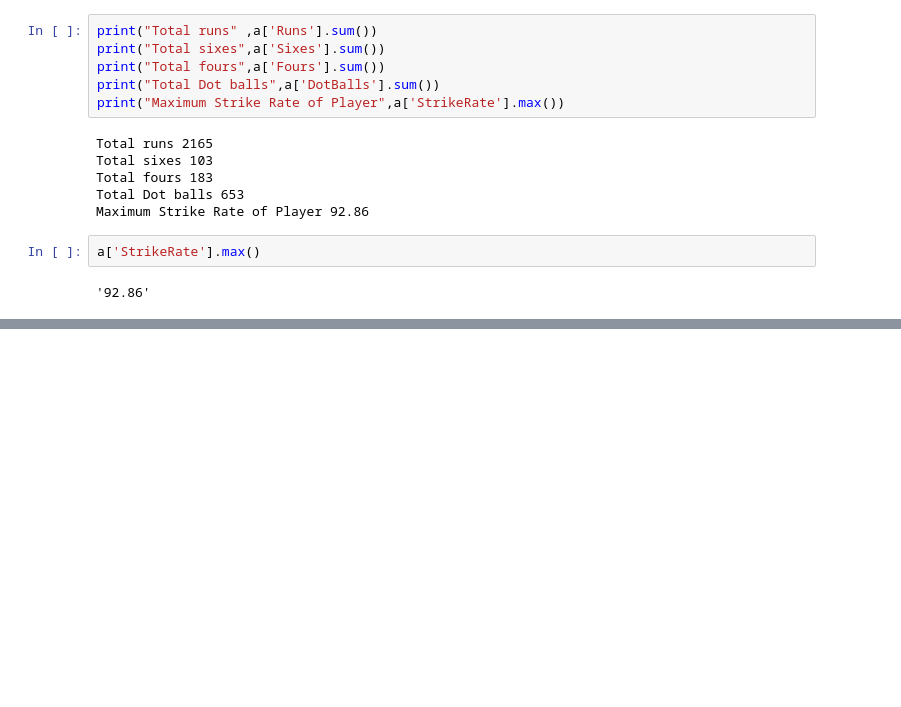
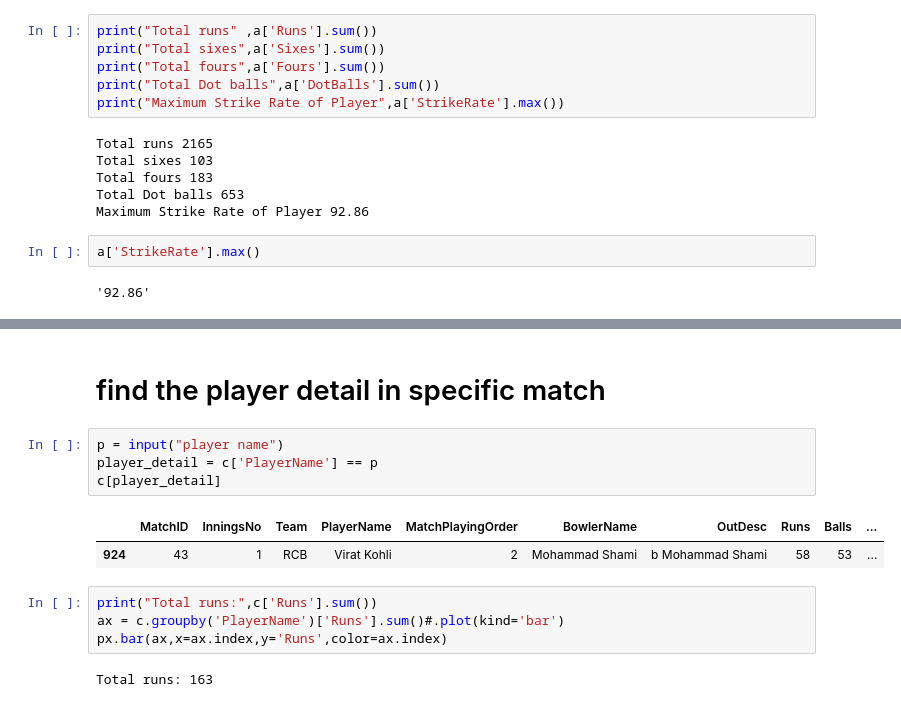
Before and after one commit to AnukulSri/Data-Analysis, a Jupyter notebook: Ipl 2022 Analysis/batting.ipynb, the cells around one changed output, grey strips where cells are left out. Saved outputs shown, nothing was run; the diff lists cells and outputs as text; blank space fills up the shorter version.

```diff
--- a/Ipl 2022 Analysis/batting.ipynb
+++ b/Ipl 2022 Analysis/batting.ipynb
@@ -293,0 +320,15 @@ b.groupby('PlayerName')['PlayerName'].count().plot(kind='bar')
+# %% [markdown]
+# find the player detail in specific match
+# %%
+p = input("player name")
+player_detail = c['PlayerName'] == p
+c[player_detail]
+# %% [output]
+|  | MatchID | InningsNo | Team | PlayerName | MatchPlayingOrder | BowlerName | OutDesc | Runs | Balls | ... |
+| 924 | 43 | 1 | RCB | Virat Kohli | 2 | Mohammad Shami | b Mohammad Shami | 58 | 53 | ... |
+# %%
+print("Total runs:",c['Runs'].sum())
+ax = c.groupby('PlayerName')['Runs'].sum()#.plot(kind='bar')
+px.bar(ax,x=ax.index,y='Runs',color=ax.index)
+# %% [output]
+Total runs: 163
```
Also changed, not shown: parts of 16 cells of this notebook.
